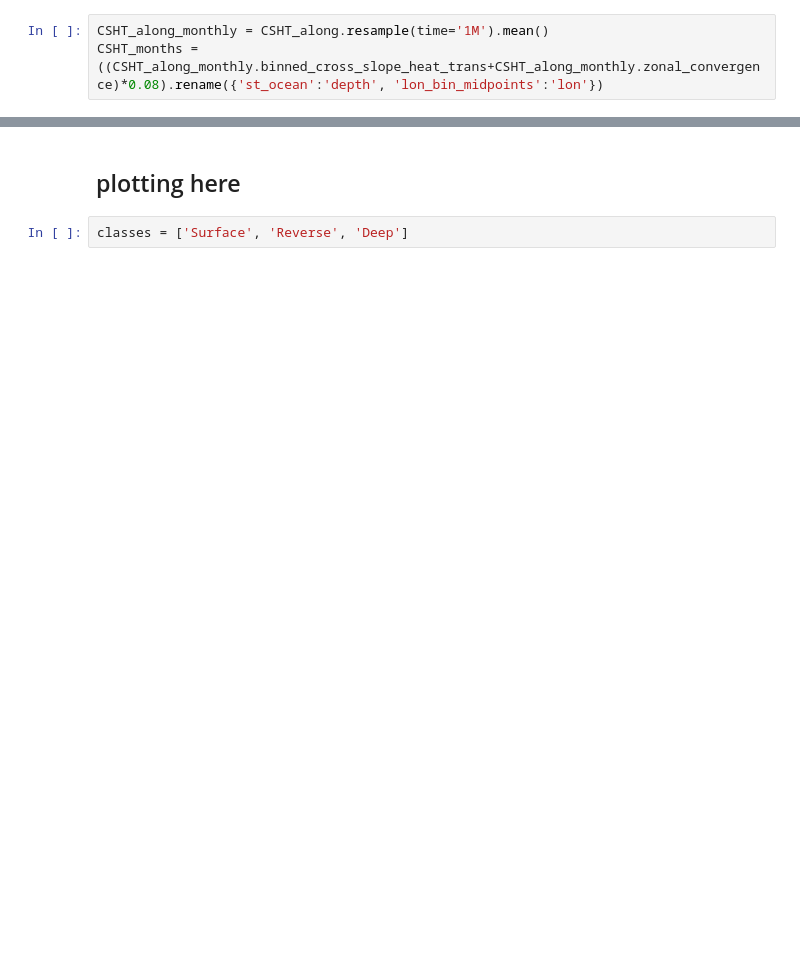
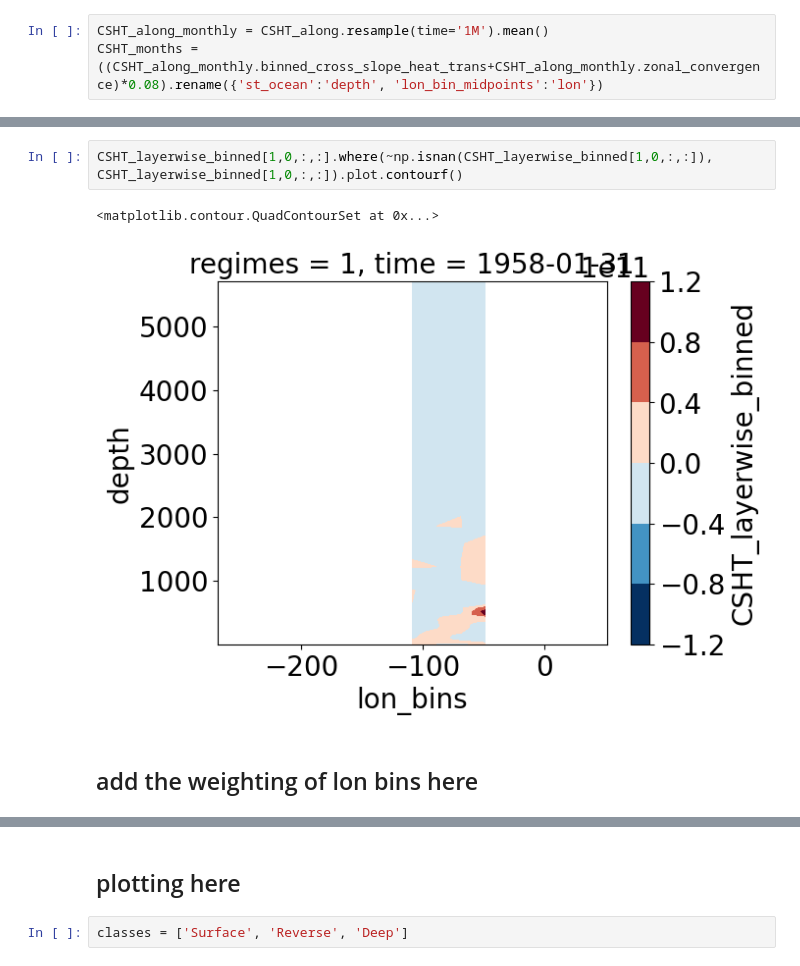
Before and after one commit to willaguiar/ASC_and_heat_transport, a Jupyter notebook: Jupyter/Fig2_Depthcomparison.ipynb, the cells around one changed output, grey strips where cells are left out. Saved outputs shown, nothing was run; the diff lists cells and outputs as text; blank space fills up the shorter version.

```diff
--- a/Jupyter/Fig2_Depthcomparison.ipynb
+++ b/Jupyter/Fig2_Depthcomparison.ipynb
@@ -76,0 +163,7 @@ masked_CSHT.load()
+# %%
+CSHT_layerwise_binned[1,0,:,:].where(~np.isnan(CSHT_layerwise_binned[1,0,:,:]), CSHT_layerwise_binned[1,0,:,:]).plot.contourf()
+# %% [output]
+<matplotlib.contour.QuadContourSet at 0x...>
+[figure, added]
+# %% [markdown]
+## add the weighting of lon bins here
```
Also changed, not shown: parts of 66 cells of this notebook.
